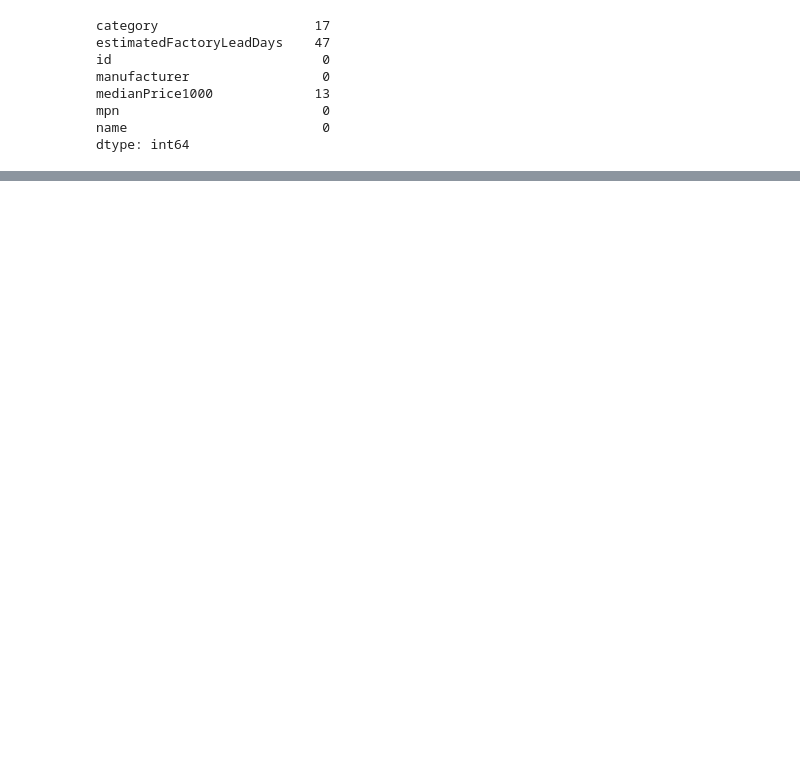
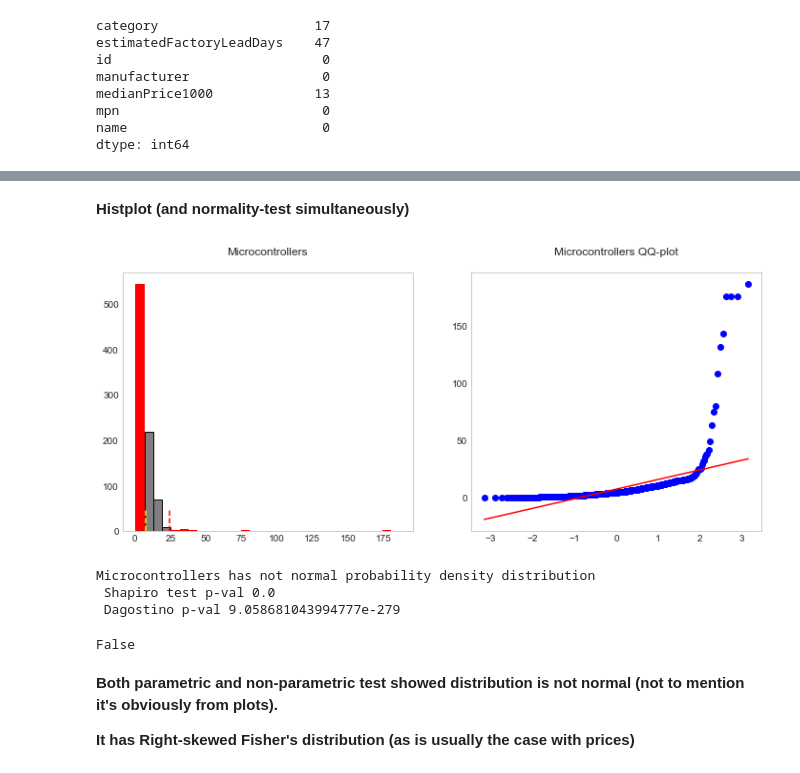
Before and after one commit to AntonGlazko/personal_storage, a Jupyter notebook: test_tasks/profi_ru.ipynb, the cells around one changed output, grey strips where cells are left out. Drawn from its saved outputs; the diff is of its cells as text; code cells hidden in the pictures; blank space fills up the shorter version.

Commit message:
Density distribution analisys performed

```diff
--- a/test_tasks/profi_ru.ipynb
+++ b/test_tasks/profi_ru.ipynb
@@ -174,0 +370,15 @@ parts.head()
+# %% [markdown]
+__Histplot (and normality-test simultaneously)__
+# %%
+density_distribution(parts['price'][parts.category_name == 'Microcontrollers'],
+                     plot_title='Microcontrollers')
+# %% [output]
+[figure, added]
+Microcontrollers has not normal probability density distribution
+ Shapiro test p-val 0.0
+ Dagostino p-val 9.058681043994777e-279
+False
+# %% [markdown]
+__Both parametric and non-parametric test showed distribution is not normal (not to mention it's obviously from plots).__
+
+__It has Right-skewed Fisher's distribution (as is usually the case with prices)__
```
Also changed, not shown: parts of 18 cells of this notebook.
